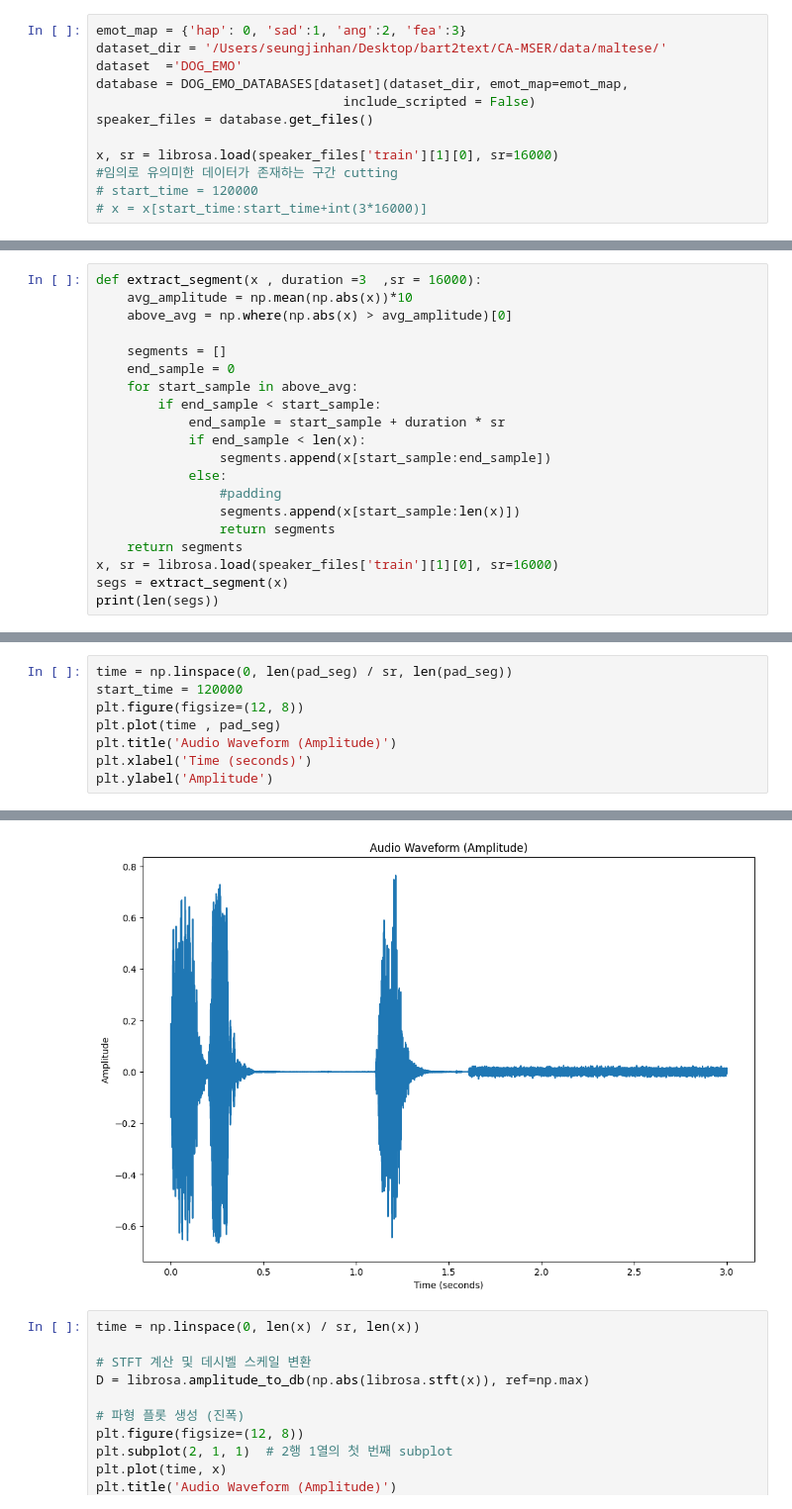
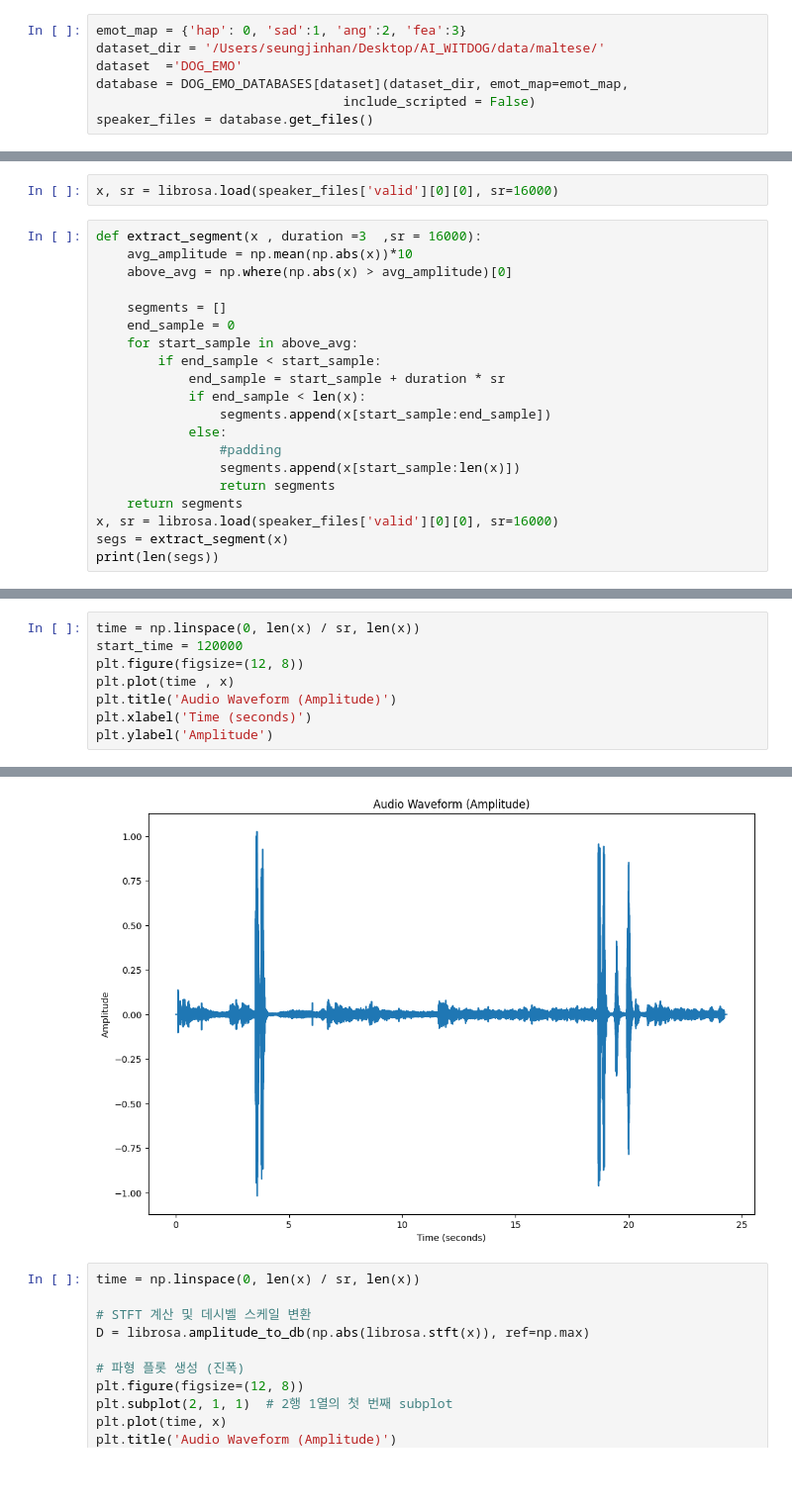
Before and after one commit to seungjindes/AI_WITDOG, a Jupyter notebook: test.ipynb, the cells around one changed output, grey strips where cells are left out. Shown: that part at 99% size. Drawn from its saved outputs; the diff is of its cells as text; blank space fills up the shorter version.

```diff
--- a/test.ipynb
+++ b/test.ipynb
@@ -6,14 +6,9 @@ import librosa.display
 import matplotlib.pyplot as plt
 # %%
 emot_map = {'hap': 0, 'sad':1, 'ang':2, 'fea':3}
-dataset_dir = '/Users/seungjinhan/Desktop/bart2text/CA-MSER/data/maltese/'
+dataset_dir = '/Users/seungjinhan/Desktop/AI_WITDOG/data/maltese/'
 dataset  ='DOG_EMO'
 database = DOG_EMO_DATABASES[dataset](dataset_dir, emot_map=emot_map,
                                 include_scripted = False)
 speaker_files = database.get_files()
-
-x, sr = librosa.load(speaker_files['train'][1][0], sr=16000)
-#임의로 유의미한 데이터가 존재하는 구간 cutting
-# start_time = 120000
-# x = x[start_time:start_time+int(3*16000)]
 # %% [output]
@@ -21,3 +29,5 @@ NUMBER OF FILES: 4
+# %%
+x, sr = librosa.load(speaker_files['valid'][0][0], sr=16000)
 # %%
 def extract_segment(x , duration =3  ,sr = 16000):
     avg_amplitude = np.mean(np.abs(x))*10
@@ -35,7 +45,7 @@ def extract_segment(x , duration =3  ,sr = 16000):
                 segments.append(x[start_sample:len(x)])
                 return segments
     return segments
-x, sr = librosa.load(speaker_files['train'][1][0], sr=16000)
+x, sr = librosa.load(speaker_files['valid'][0][0], sr=16000)
 segs = extract_segment(x)
 print(len(segs))
 # %% [output]
@@ -72,14 +84,14 @@ pad_seg = padding(segs[0] , 48000)
 # %%
-time = np.linspace(0, len(pad_seg) / sr, len(pad_seg))
+time = np.linspace(0, len(x) / sr, len(x))
 start_time = 120000
 plt.figure(figsize=(12, 8))
-plt.plot(time , pad_seg)
+plt.plot(time , x)
 plt.title('Audio Waveform (Amplitude)')
 plt.xlabel('Time (seconds)')
 plt.ylabel('Amplitude')
 # %% [output]
 Text(0, 0.5, 'Amplitude')
-[figure, old version]
+[figure, new version]
 # %%
 time = np.linspace(0, len(x) / sr, len(x))
 
```
Also changed, not shown: parts of 6 cells of this notebook, 13 other files.
